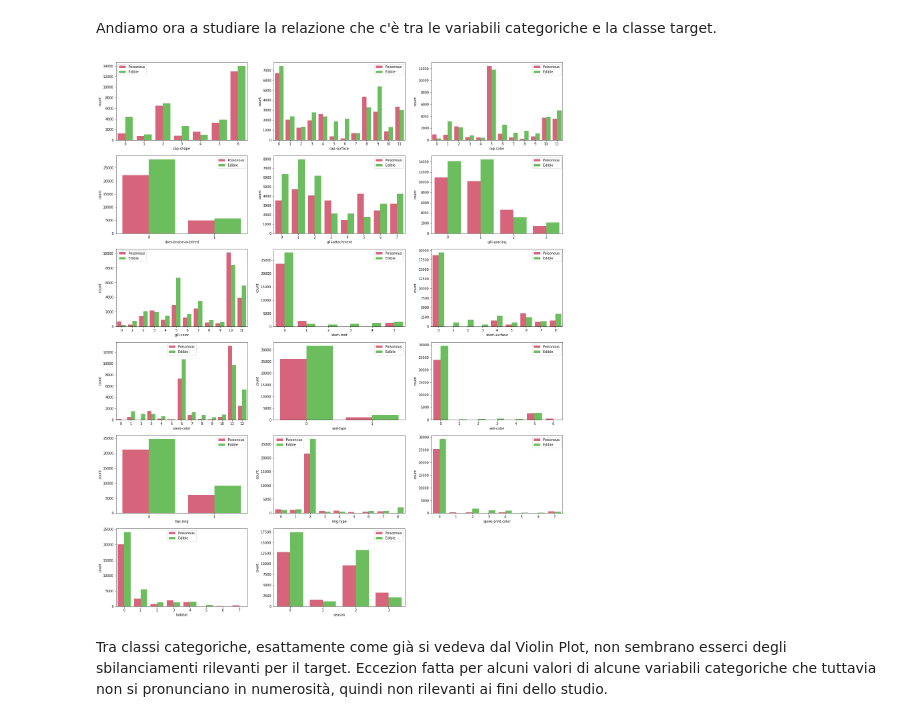
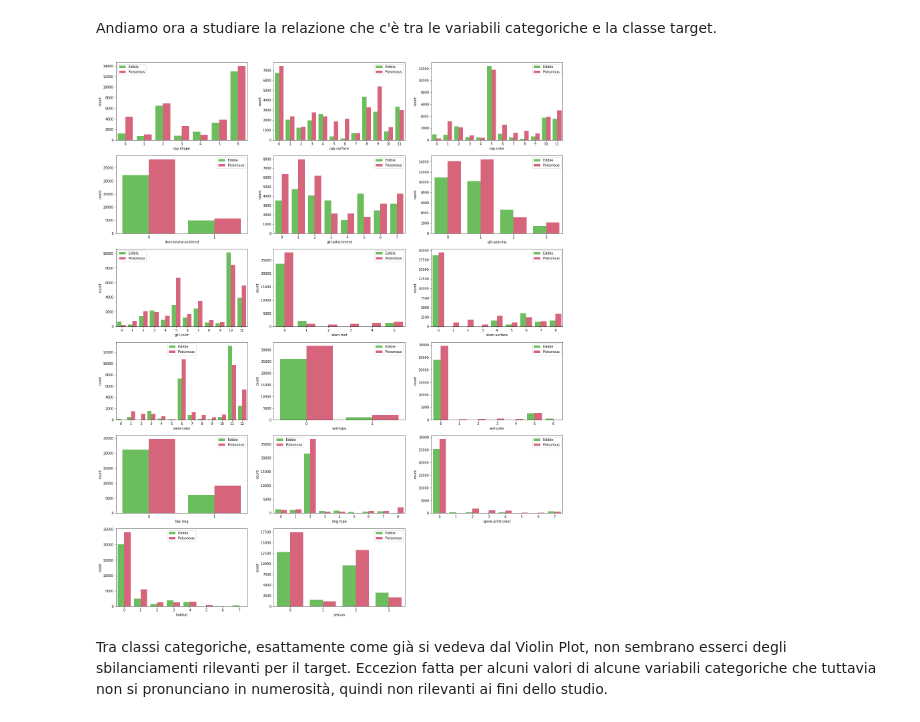
Before and after one commit to msalvati1997/mushrooms_classificator, a Jupyter notebook: mushroom.ipynb, the cells around one changed output. Saved outputs shown, nothing was run; the diff lists cells and outputs as text; code cells hidden in the pictures.

```diff
--- a/mushroom.ipynb
+++ b/mushroom.ipynb
@@ -408,15 +408,15 @@ Andiamo ora a studiare la relazione che c'è tra le variabili categoriche e la c
 # %%
 fig = plt.figure(figsize=(24, 30))
 i = 1
 for col in df.columns:
     if col != 'class' and col != 'cap-diameter' and col != 'stem-height' and col != 'stem-width'  :
         fig.add_subplot(6,3,i)
-        g = sns.countplot(x=col, data=df,hue='class', alpha=.7,palette= ["#E00934", "#1EB902"])
-        plt.legend(['Poisonous','Edible'])
+        g = sns.countplot(x=col, data=df,hue='class', alpha=.7,palette= ["#1EB902","#E00934"])
+        plt.legend(['Edible','Poisonous'])
         i += 1
 plt.show()
 # %% [output]
-[figure, old version]
+[figure, new version]
 # %% [markdown]
 Tra classi categoriche, esattamente come già si vedeva dal Violin Plot, non sembrano esserci degli sbilanciamenti rilevanti per il target.
 Eccezion fatta per alcuni valori di alcune variabili categoriche che tuttavia non si pronunciano in numerosità, quindi non rilevanti ai fini dello studio.
```
Also changed, not shown: parts of 1 cell of this notebook.
